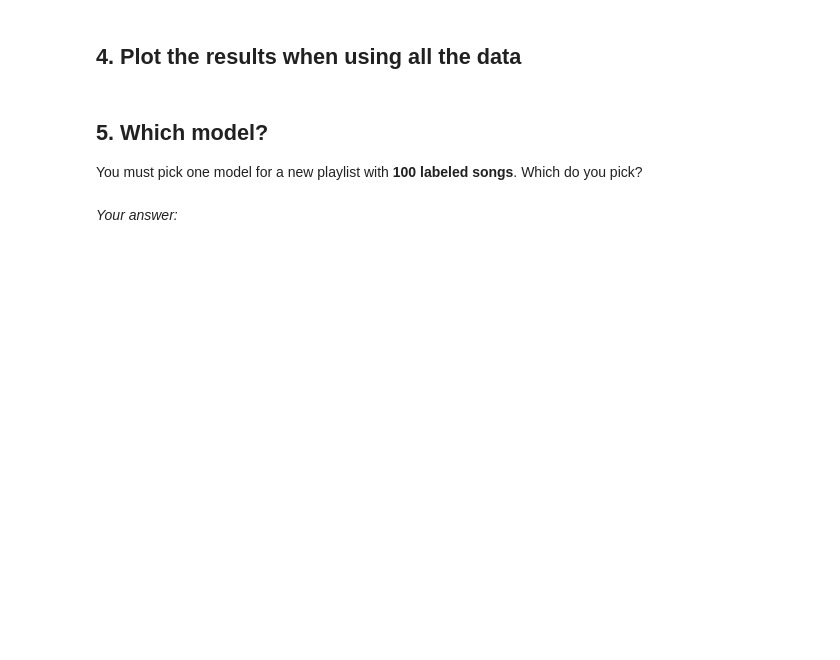
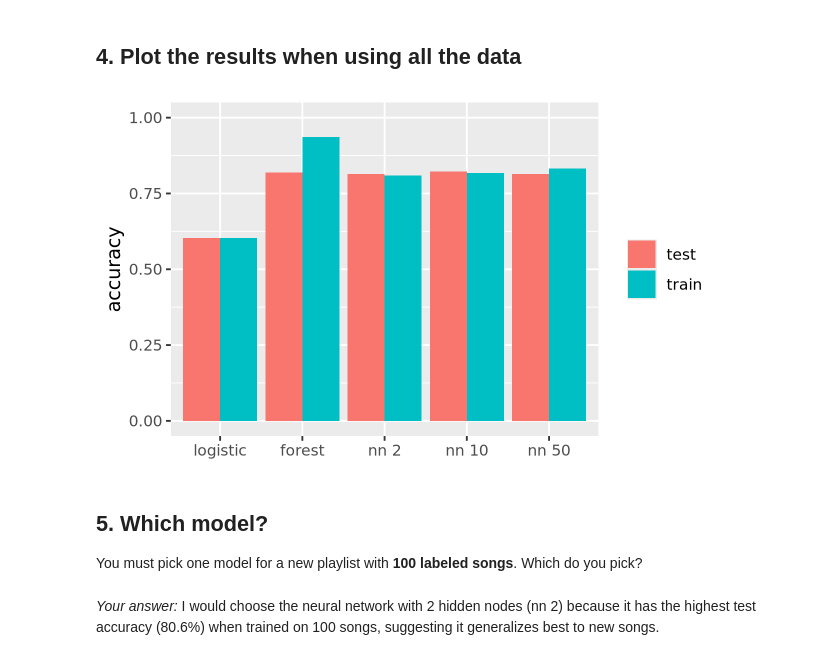
Before and after one commit to alynkim/codespace, a Jupyter notebook: exercises/16-nn-exercise.ipynb, the cells around one changed output. Drawn from its saved outputs; the diff is of its cells as text; code cells hidden in the pictures; blank space fills up the shorter version.

```diff
--- a/exercises/16-nn-exercise.ipynb
+++ b/exercises/16-nn-exercise.ipynb
@@ -108,3 +128,7 @@ Pick a visualization for the output and make the chart below. Write the code by
 ## 3. More data
 
 Run `compare_models()` again, with all of `train` (about 5,500 songs).
+# %%
+results_full <- compare_models(train)
+
+results_full
@@ -116,10 +147,19 @@ Run `compare_models()` again, with all of `train` (about 5,500 songs).
 # %% [markdown]
 ## 4. Plot the results when using all the data
 # %%
-# Chart code goes here
+results_full |>
+    mutate(model = factor(model, levels = c('logistic', 'forest', 'nn 2', 'nn 10', 'nn 50'))) |>
+    pivot_longer(c(train_accuracy, test_accuracy), names_to = 'songs', values_to = 'accuracy') |>
+    mutate(songs = recode(songs, train_accuracy = 'train', test_accuracy = 'test')) |>
+    ggplot(aes(x = model, y = accuracy, fill = songs)) +
+    geom_col(position = 'dodge') +
+    scale_y_continuous(limits = c(0, 1)) +
+    labs(x = NULL, y = 'accuracy', fill = NULL)
+# %% [output]
+[figure, added]
 # %% [markdown]
 ## 5. Which model?
 
 You must pick one model for a new playlist with **100 labeled songs**. Which do you pick?
 # %% [markdown]
-*Your answer:*
+*Your answer:* I would choose the neural network with 2 hidden nodes (nn 2) because it has the highest test accuracy (80.6%) when trained on 100 songs, suggesting it generalizes best to new songs.
```
Also changed, not shown: parts of 4 cells of this notebook, 1 other file.
